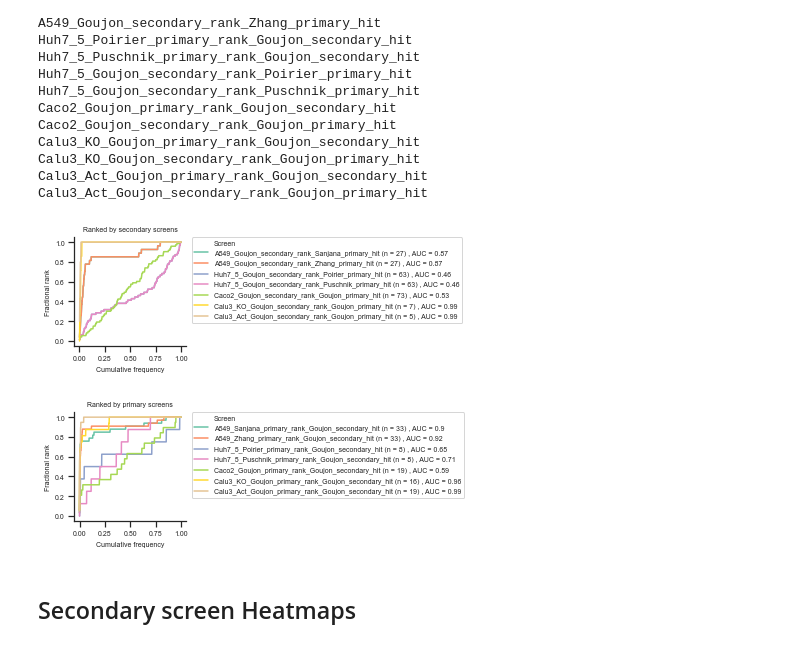
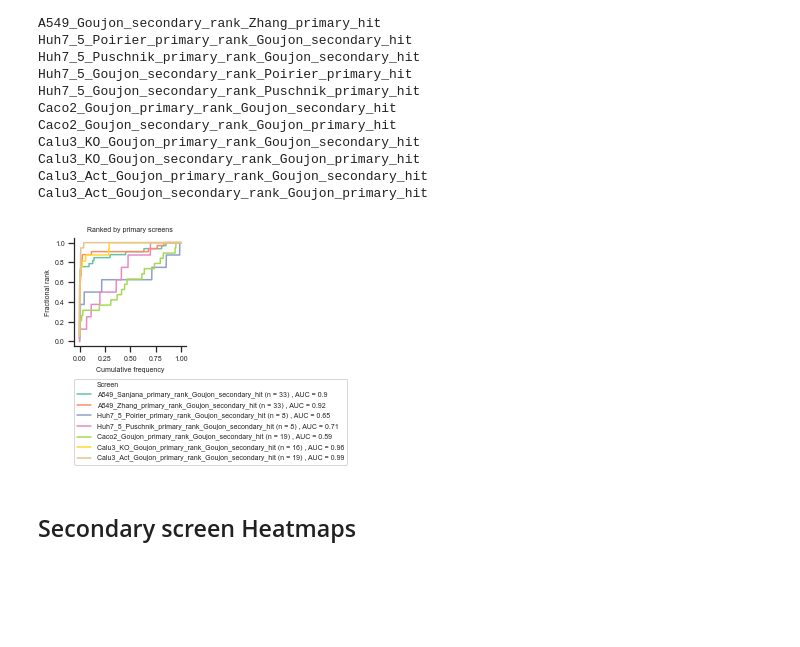
Before and after one commit to PriyankaRoy5/SARS-CoV-2-meta-analysis, a Jupyter notebook: SecondaryScreens/Resubmission_Figures.ipynb, the cells around one changed output. Saved outputs shown, nothing was run; the diff lists cells and outputs as text; code cells hidden in the pictures; blank space fills up the shorter version.

Commit message:
cleaned up secondary notebooks

```diff
--- a/SecondaryScreens/Resubmission_Figures.ipynb
+++ b/SecondaryScreens/Resubmission_Figures.ipynb
@@ -297,44 +344,43 @@ Calu3_Act_Goujon_secondary_rank_Goujon_primary_hit
 # %%
 # Res_Wilen_rank, Res_Wilen_auc = cumulative_dist(df=Vero_zscores, annot_col = 'Gene Symbol', rank_col = 'Rank_residual_zscore_avg_Wilen', bool_col = 'Goujon_resistance_hit', condition = 'Resistance')
 # Sen_Wilen_rank, Sen_Wilen_auc = cumulative_dist(df=Vero_zscores_sensitization_Wilen_ranked, annot_col = 'Gene Symbol', rank_col = 'Rank_residual_zscore_avg_Wilen_sen', bool_col = 'Goujon_sensitization_hit', condition = 'Sensitization')
 
 # Wilen_rank = pd.concat([Res_Wilen_rank, Sen_Wilen_rank])
 
 primary_rank_cumulative_dist_dict = {key: value for key, value in cumulative_dist_dict.items() if 'primary_rank' in key}
 secondary_rank_cumulative_dist_dict = {key: value for key, value in cumulative_dist_dict.items() if 'secondary_rank' in key}
 
-fig, ax = plt.subplots(figsize=(2,2))
-# Concatenate dfs in dict
-secondary_rank_cumulative_dist_df = pd.concat(secondary_rank_cumulative_dist_dict.values())
+# fig, ax = plt.subplots(figsize=(2,2))
+# # Concatenate dfs in dict
+# secondary_rank_cumulative_dist_df = pd.concat(secondary_rank_cumulative_dist_dict.values())
 
-s = sns.lineplot(data = secondary_rank_cumulative_dist_df, x = 'Fractional_rank', y = 'Cumulative_freq', ci=None, hue='Screen')
-plt.legend(prop={'size':7}, bbox_to_anchor=(1.05, 1), loc=2, borderaxespad=0.)
-plt.title('Ranked by secondary screens', fontsize=7)
-plt.xlabel('Cumulative frequency', fontsize=7)
-plt.ylabel('Fractional rank', fontsize=7)
-ax.tick_params(axis='both', labelsize=7)
-sns.despine()
+# s = sns.lineplot(data = secondary_rank_cumulative_dist_df, x = 'Fractional_rank', y = 'Cumulative_freq', ci=None, hue='Screen')
+# plt.legend(prop={'size':7}, bbox_to_anchor=(1.05, 1), loc=2, borderaxespad=0.)
+# plt.title('Ranked by secondary screens', fontsize=7)
+# plt.xlabel('Cumulative frequency', fontsize=7)
+# plt.ylabel('Fractional rank', fontsize=7)
+# ax.tick_params(axis='both', labelsize=7)
+# sns.despine()
 
-fig.savefig('../../../Figures/Cumulative_dist_Goujon_secondary_rank_primary_hit.png', bbox_inches='tight', dpi=300)
-gpp.savefig('../../../Figures/Cumulative_dist_Goujon_secondary_rank_primary_hit.pdf', bbox_inches='tight', dpi=300)
+# fig.savefig('../../../Figures/Cumulative_dist_Goujon_secondary_rank_primary_hit.png', bbox_inches='tight', dpi=300)
+# gpp.savefig('../../../Figures/Cumulative_dist_Goujon_secondary_rank_primary_hit.pdf', bbox_inches='tight', dpi=300)
 
 fig, ax = plt.subplots(figsize=(2,2))
 # Concatenate dfs in dict
 primary_rank_cumulative_dist_df = pd.concat(primary_rank_cumulative_dist_dict.values())
 
 s = sns.lineplot(data = primary_rank_cumulative_dist_df, x = 'Fractional_rank', y = 'Cumulative_freq', ci=None, hue='Screen')
-plt.legend(prop={'size':7}, bbox_to_anchor=(1.05, 1), loc=2, borderaxespad=0.)
+plt.legend(prop={'size':7}, bbox_to_anchor=(0, -0.3), loc=2, borderaxespad=0.)
 plt.title('Ranked by primary screens', fontsize=7)
 plt.xlabel('Cumulative frequency', fontsize=7)
 plt.ylabel('Fractional rank', fontsize=7)
 ax.tick_params(axis='both', labelsize=7)
 sns.despine()
 
 fig.savefig('../../../Figures/Cumulative_dist_primary_rank_secondary_hit.png', bbox_inches='tight', dpi=300)
 gpp.savefig('../../../Figures/Cumulative_dist_primary_rank_secondary_hit.pdf', bbox_inches='tight', dpi=300)
 # %% [output]
-[figure, old version]
+[figure, new version]
-[figure, removed]
 # %% [markdown]
 ## Secondary screen Heatmaps
 # %% [markdown]
```
Also changed, not shown: parts of 17 cells of this notebook, 13 other files.
